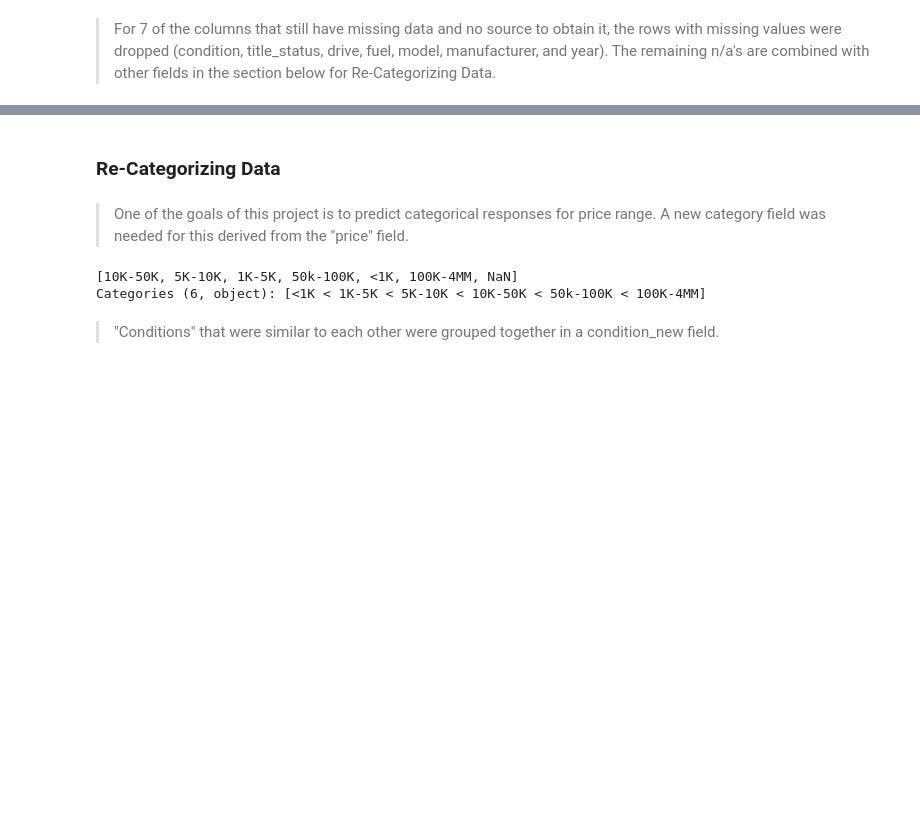
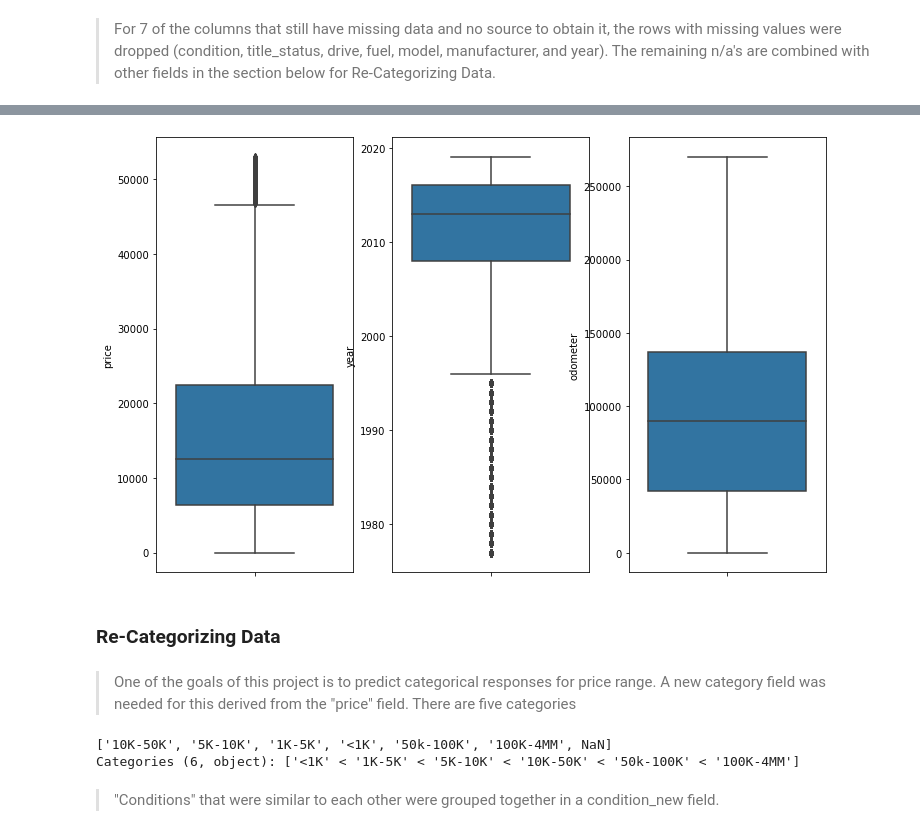
Before and after one commit to RudranilMitra/DS7331_Lab1, a Jupyter notebook: gp1.ipynb, the cells around one changed output, grey strips where cells are left out. Saved outputs shown, nothing was run; the diff lists cells and outputs as text; code cells hidden in the pictures; blank space fills up the shorter version.

```diff
--- a/gp1.ipynb
+++ b/gp1.ipynb
@@ -74,5 +75,5 @@ memory usage: 90.9+ MB
 # %%
-car_df = car_df.drop(columns=['id','Unnamed: 0','url','image_url','region_url','description','size','region'])
+car_df = car_df.drop(columns=['id','Unnamed: 0','url','image_url','region_url','description','size','region','lat','long'])
 # %% [markdown]
 <blockquote>This is a more detailed description of the fields that will be used for explanatory and response variables after some transformations are applied in Data Quality. </blockquote>
 # %%
@@ -231,4 +230,5 @@ car_df = car_df[car_df['drive'].notna()]
 car_df = car_df[car_df['fuel'].notna()]
 car_df = car_df[car_df['model'].notna()]
 car_df = car_df[car_df['manufacturer'].notna()]
+car_df = car_df[car_df['type'].notna()]
 car_df['year'].dropna(inplace=True)
@@ -255,0 +272,17 @@ dtype: int64
+# %%
+#remove extreme outliers for price and entries that seem to be dummy prices
+# car_df=car_df[car_df['price'] < 4000000]
+# car_df = car_df.drop(car_df[(car_df.price == 1111111) | (car_df.price == 123456) | (car_df.price == 9999999)].index)
+
+# Using quantile to remove outlier in column "price"
+q_hi=car_df['price'].quantile(0.99)
+q_low=car_df['price'].quantile(0.01)
+car_df1 =car_df[(car_df['price']<q_hi)&(car_df['price']>q_low)]
+
+q_hi=car_df1['year'].quantile(0.99)
+q_low=car_df1['year'].quantile(0.01)
+car_df1 =car_df1[(car_df1['year']<q_hi)&(car_df1['year']>q_low)]
+
+q_hi=car_df1['odometer'].quantile(0.99)
+q_low=car_df1['odometer'].quantile(0.01)
+car_df1 =car_df1[(car_df1['odometer']<q_hi)&(car_df1['odometer']>q_low)]
@@ -256,14 +322,24 @@ dtype: int64
+# %%
+# boxplots after removing the outliers
+fig, axs = plt.subplots(ncols=3, figsize=(12,8))
+sns.boxplot(y=car_df1['price'], ax=axs[0])
+sns.boxplot(y=car_df1['year'], ax=axs[1])
+sns.boxplot(y=car_df1['odometer'], ax=axs[2])
+plt.show()
+# %% [output]
+[figure, added]
 # %% [markdown]
 ### Re-Categorizing Data
 # %% [markdown]
-<blockquote>One of the goals of this project is to predict categorical responses for price range.  A new category field was needed for this derived from the "price" field.
+<blockquote>One of the goals of this project is to predict categorical responses for price range.  A new category field was needed for this derived from the "price" field. There are five categories
 # %%
 #Create column price_range to classify price of a car into one of the following groups: ('less than $1000', '$1000 to $5000', '$5000 to $10000','$10000 to $50000', '$50000 to $100000','$100000 to $4000000' etc.)
-car_df['price_range$'] = pd.cut(x=car_df['price'], bins=[-1, 1000, 5000,10000,50000, 100000,4000000],labels=['<1K', '1K-5K', '5K-10K','10K-50K', '50k-100K','100K-4MM' ])
+car_df = car_df1.copy()
+car_df['price_range$'] = pd.cut(x=car_df['price'], bins=[-1, 1000, 5000,10000,50000, 100000],labels=['<1K', '1K-5K', '5K-10K','10K-50K', '50k-100K'])
 car_df['price_range$'].unique()
 # %% [output]
-[10K-50K, 5K-10K, 1K-5K, 50k-100K, <1K, 100K-4MM, NaN]
-Categories (6, object): [<1K < 1K-5K < 5K-10K < 10K-50K < 50k-100K < 100K-4MM]
+['10K-50K', '5K-10K', '1K-5K', '<1K', '50k-100K', '100K-4MM', NaN]
+Categories (6, object): ['<1K' < '1K-5K' < '5K-10K' < '10K-50K' < '50k-100K' < '100K-4MM']
 # %% [markdown]
 <blockquote>"Conditions" that were similar to each other were grouped together in a condition_new field.
 # %%
```
Also changed, not shown: parts of 17 cells of this notebook.
